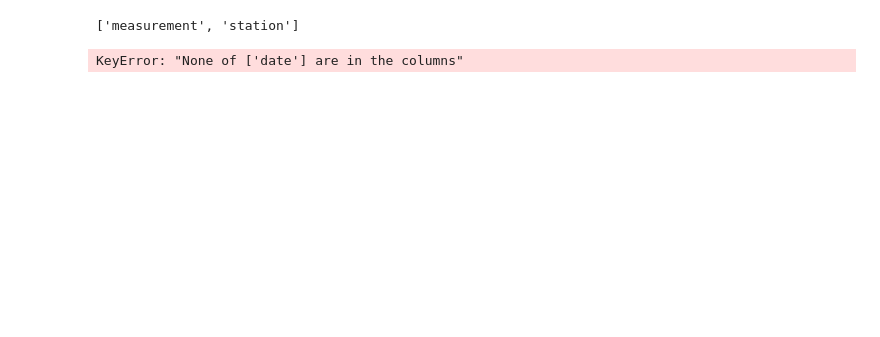
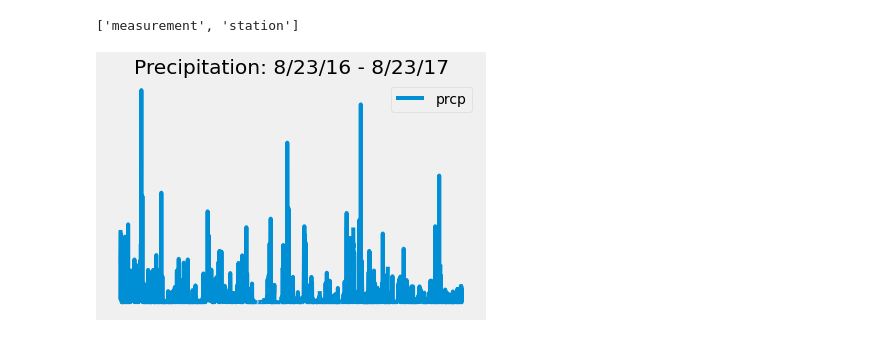
Before and after one commit to mnperic/sql-alchemy-challenge, a Jupyter notebook: sql_alchemy_homework.ipynb, the cells around one changed output. Saved outputs shown, nothing was run; the diff lists cells and outputs as text; code cells hidden in the pictures; blank space fills up the shorter version.

```diff
--- a/sql_alchemy_homework.ipynb
+++ b/sql_alchemy_homework.ipynb
@@ -38,39 +37,42 @@ session = Session(engine)
 # %%
 # Exploratory Climate Analysis
 
 # Query for dates and find latest
-latestDate = (session.query(Measurement.date)
+latest_date = (session.query(Measurement.date)
                      .order_by(Measurement.date.desc())
                      .first())
 
 # Extract string from query object
-latestDate = list(np.ravel(latestDate))[0]
+latest_date = list(np.ravel(latest_date))[0]
 
 # Convert date string to datetime object
-latestDate = dt.datetime.strptime(latestDate, '%Y-%m-%d')
+latest_date = dt.datetime.strptime(latest_date, '%Y-%m-%d')
 
 #extract year, month, and day as integers
-latestYear = int(dt.datetime.strftime(latestDate, '%Y'))
-latestMonth = int(dt.datetime.strftime(latestDate, '%m'))
-latestDay = int(dt.datetime.strftime(latestDate, '%d'))
+latest_year = int(dt.datetime.strftime(latest_date, '%Y'))
+latest_month = int(dt.datetime.strftime(latest_date, '%m'))
+latest_day = int(dt.datetime.strftime(latest_date, '%d'))
 
 # Calculate one year before latest date
-yearBefore = dt.date(latestYear, latestMonth, latestDay) - dt.timedelta(days=365)
+year_before = dt.date(latest_year, latest_month, latest_day) - dt.timedelta(days=365)
 
 # Query for dates and precipitation for the latest year
-rainData = (session.query(Measurement.date, Measurement.prcp)
-                  .filter(Measurement.date > yearBefore)
+rain_data = (session.query(Measurement.date, Measurement.prcp)
+                  .filter(Measurement.date > year_before)
                   .order_by(Measurement.date)
                   .all())
 
 # Convert query object to data frame and set index
-rainTable = pd.DataFrame(rainData)
-rainTable = rainTable.set_index('date')
+rain_table = pd.DataFrame(rainData)
+rain_table = rain_table.rename(columns={0: "Date", 1: "prcp"})
+rain_table = rain_table.set_index('Date')
 
 # Sort by date
-rainTable = rainTable.sort_index(ascending=True)
+rain_table = rain_table.sort_index(ascending=True)
 
 # Plot data with pandas
-rainTable.plot(title="Precipitation: 8/23/16 - 8/23/17")
+rain_table.plot(title="Precipitation: 8/23/16 - 8/23/17")
+plt.axis('off')
+plt.savefig("/Users/minoperic/Data Analytics/Homework/sql-alchemy-challenge/precipitation.png", dpi=300)
 # %% [output]
-KeyError: "None of ['date'] are in the columns"
+[figure, added]
```
Also changed, not shown: parts of 14 cells of this notebook, 5 other files.
